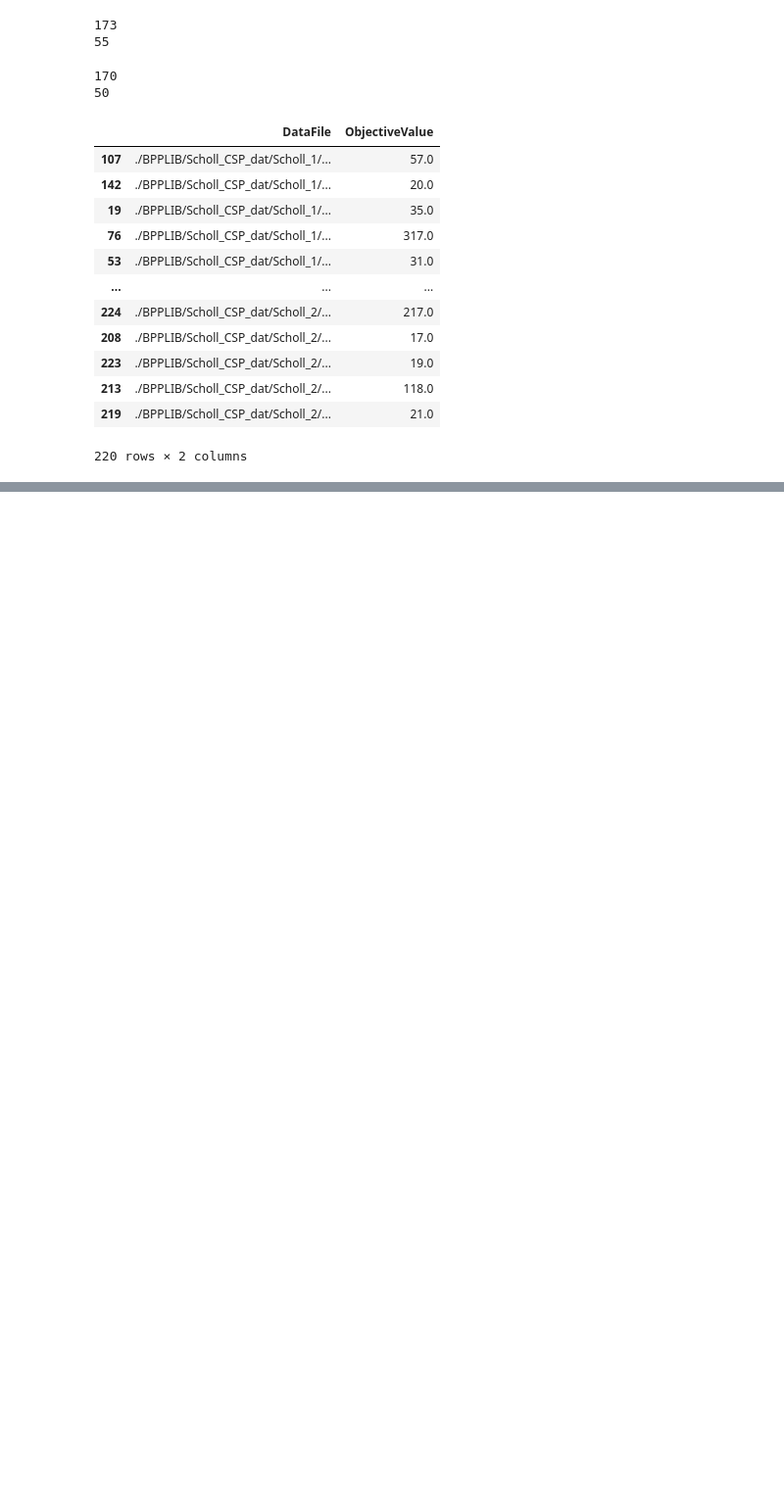
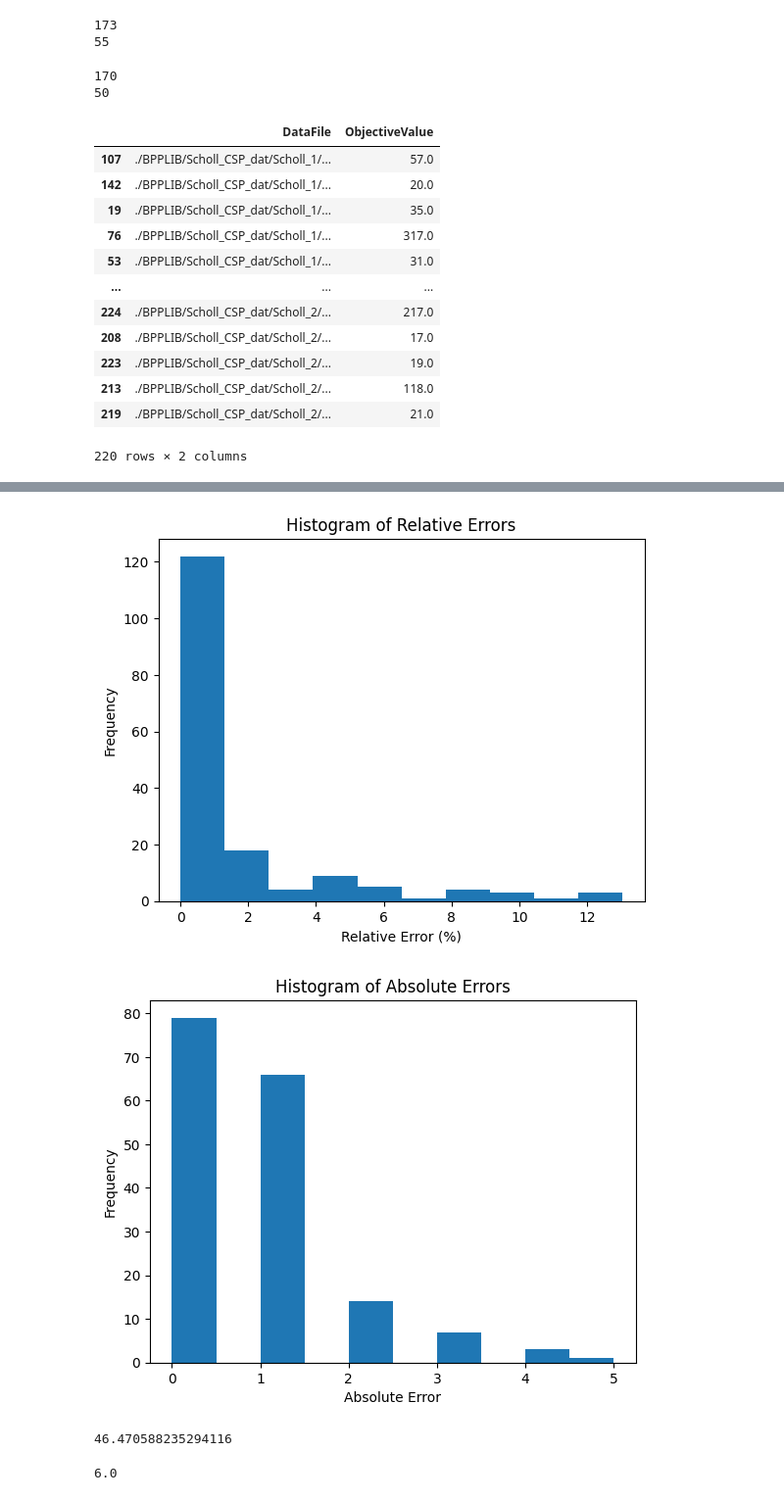
Before and after one commit to berkpereira/ip-special-topic, a Jupyter notebook: results-analysis.ipynb, the cells around one changed output, grey strips where cells are left out. Shown at 98% size. Cells and saved outputs as stored; diff of their text form; code cells hidden in the pictures; blank space fills up the shorter version.

```diff
--- a/results-analysis.ipynb
+++ b/results-analysis.ipynb
@@ -40,6 +44,12 @@ def format_true_solutions_df(true_solutions_path):
 def drop_unused_problems(results_df, true_solutions_df):
     filtered_true_solutions_df = true_solutions_df[true_solutions_df['DataFile'].isin(results_df['DataFile'])]
     return filtered_true_solutions_df
+
+# A function to merge the two dataframes and make things tidier
+def merge_df(results_df, true_solutions_df):
+    df = pd.merge(results_df, true_solutions_df, on='DataFile')
+    df.rename(columns={'ObjectiveValue': 'ResultObjective', 'Solution': 'OptimalObjective'}, inplace=True)
+    return df
 # %%
 scholl_csv = 'scholl-results.csv'
 results_df = read_results_df(scholl_csv, drop_duplicates=True)
@@ -97,0 +105,2 @@ true_solutions_df
+# %%
+merged_df = merge_df(results_df, true_solutions_df)
@@ -97,0 +111,25 @@ true_solutions_df
+# %%
+def compute_errors(merged_df):
+    # This will always be positive, since it's a minimisation problem we are dealing with
+    merged_df['AbsError'] = merged_df['ResultObjective'] - merged_df['OptimalObjective']
+    merged_df['RelError'] = merged_df['AbsError'] / merged_df['OptimalObjective']
+
+def hist_relative_error(merged_df):
+    # Plotting the histogram of relative errors
+    plt.hist(merged_df['RelError'] * 100, alpha=1)
+    plt.title('Histogram of Relative Errors')
+    plt.xlabel('Relative Error (%)')
+    plt.ylabel('Frequency')
+    plt.show()
+
+def hist_absolute_error(merged_df):
+    # Plotting the histogram of relative errors
+    plt.hist(merged_df['AbsError'], alpha=1)
+    plt.title('Histogram of Absolute Errors')
+    plt.xlabel('Absolute Error')
+    plt.ylabel('Frequency')
+    plt.show()
+# %%
+compute_errors(merged_df)
+merged_df_scholl_1 = merged_df[merged_df['DataFile'].str.contains('Scholl_1')]
+merged_df_scholl_2 = merged_df[merged_df['DataFile'].str.contains('Scholl_2')]
@@ -97,0 +161,16 @@ true_solutions_df
+# %%
+hist_relative_error(merged_df_scholl_1)
+hist_absolute_error(merged_df_scholl_1)
+# %% [output]
+[figure, added]
+[figure, added]
+# %%
+# Large portion of these problems were optimally solved!
+merged_df_scholl_1[merged_df_scholl_1['AbsError'] == 0.0]['AbsError'].size / merged_df_scholl_1['DataFile'].size * 100
+# %% [output]
+46.470588235294116
+# %%
+# Not so much these though...
+merged_df_scholl_2[merged_df_scholl_2['AbsError'] == 0.0]['AbsError'].size / merged_df_scholl_2['DataFile'].size * 100
+# %% [output]
+6.0
```
Also changed, not shown: parts of 7 cells of this notebook.
